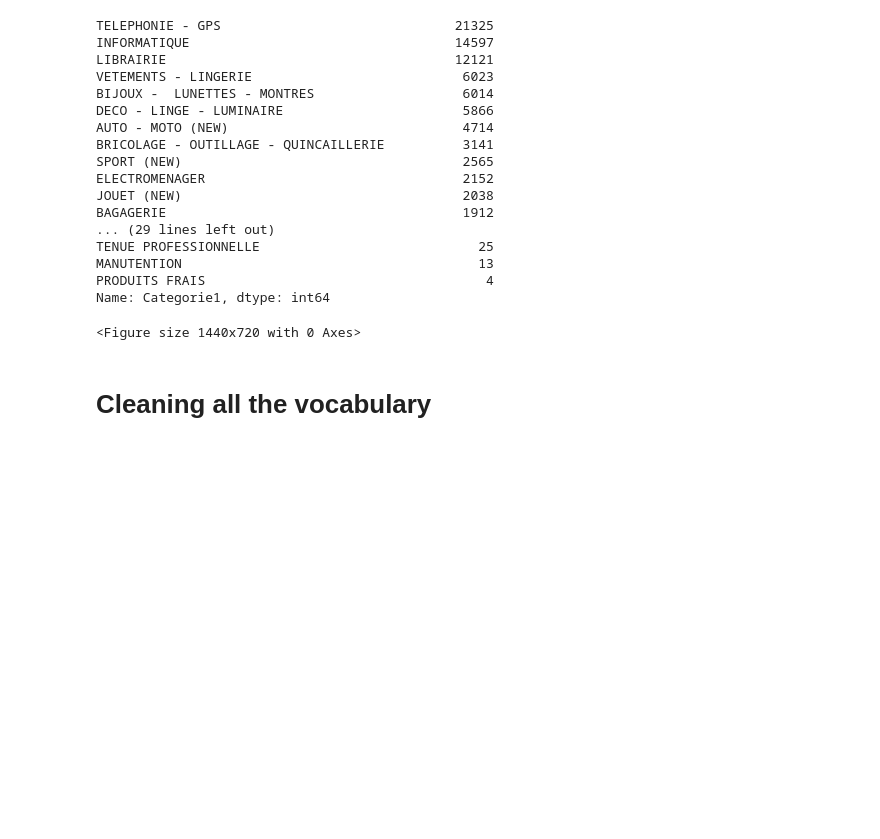
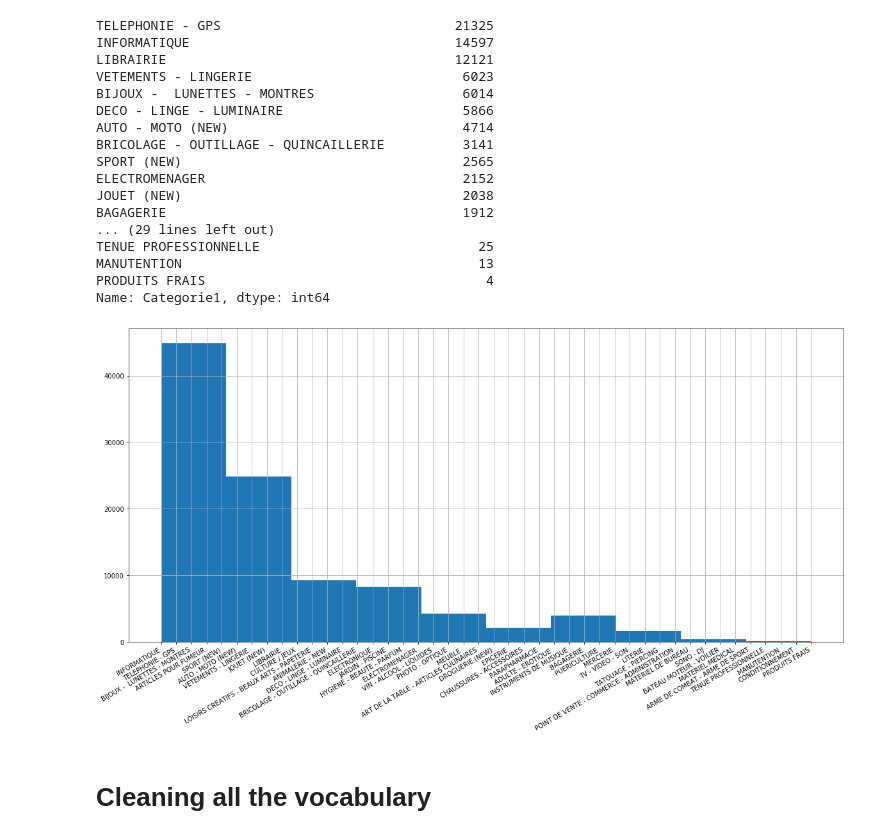
Before and after one commit to bguillouet/2020_4A_TEXTE, a Jupyter notebook: Preprocess_Cleaning.ipynb, the cells around one changed output. Cells and saved outputs as stored; diff of their text form; code cells hidden in the pictures; blank space fills up the shorter version.

```diff
--- a/Preprocess_Cleaning.ipynb
+++ b/Preprocess_Cleaning.ipynb
@@ -80,10 +80,10 @@ PRODUITS FRAIS                                    4
 Name: Categorie1, dtype: int64
 # %%
 fig=plt.figure(figsize=(20,10))
-#data['Categorie1'].hist(bins=10)
+data['Categorie1'].hist(bins=10)
 fig.autofmt_xdate()
 # %% [output]
-<Figure size 1440x720 with 0 Axes>
+[figure, added]
 # %% [markdown]
 # Cleaning all the vocabulary
 # %%
```
Also changed, not shown: parts of 9 cells of this notebook.
